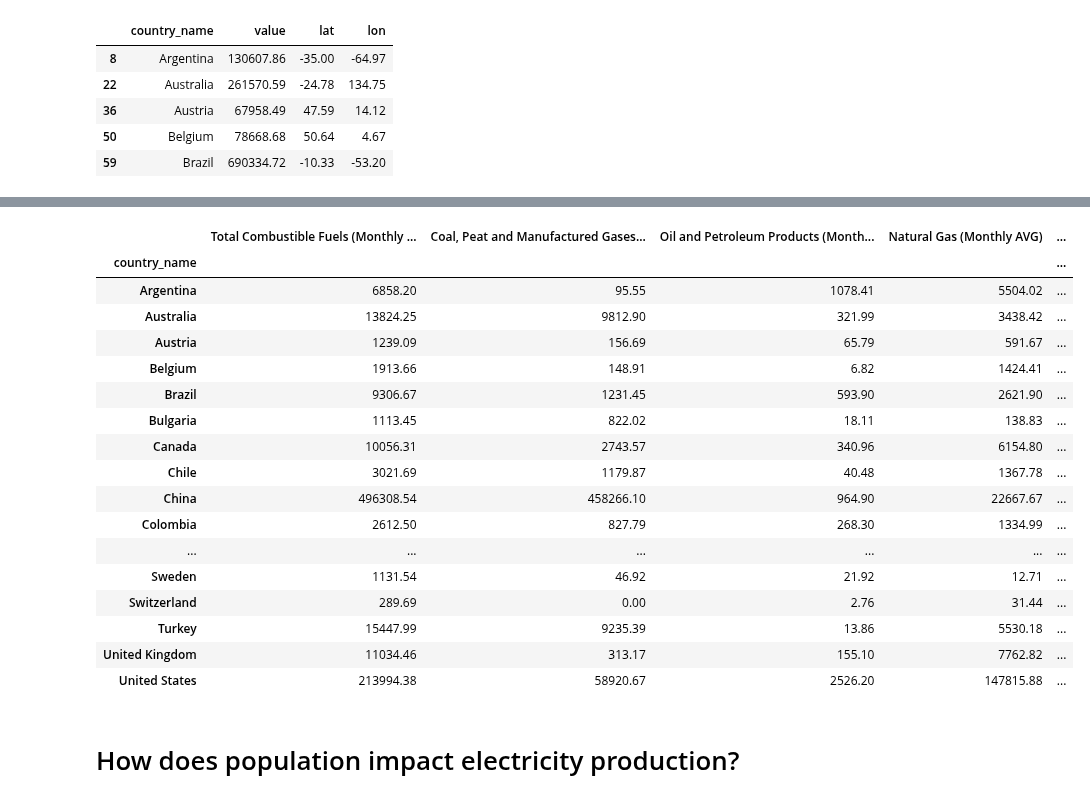
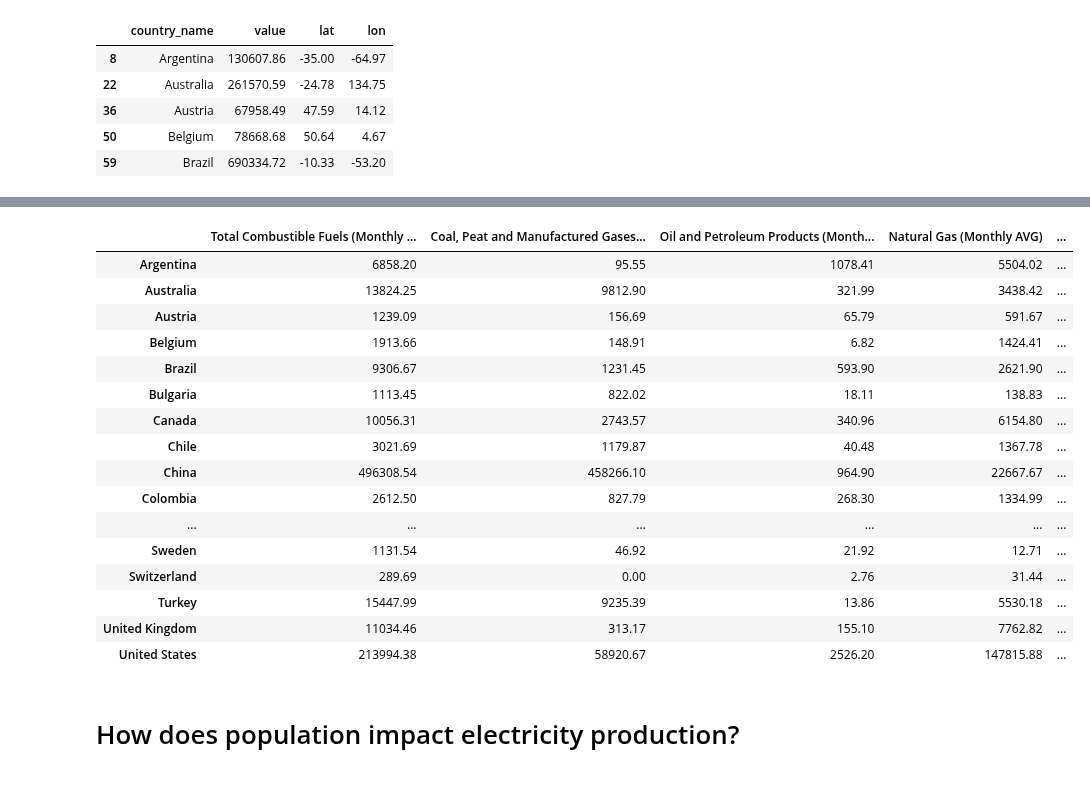
Before and after one commit to bburwinkel0721/Electric-Production, a Jupyter notebook: electricity_anaylsis.ipynb, the cells around one changed output, grey strips where cells are left out. Saved outputs shown, nothing was run; the diff lists cells and outputs as text; code cells hidden in the pictures.

```diff
--- a/electricity_anaylsis.ipynb
+++ b/electricity_anaylsis.ipynb
@@ -160,36 +206,36 @@ map_plot_1
 # %%
 # Averages for 2023 grouped by country name
 total_combustible_fuels_2023_average = original_df[(original_df['parameter']=='Net Electricity Production')&(original_df['product']=='Total Combustible Fuels')&(original_df['Year']=='2023')].groupby('country_name')['value'].mean()
 coal_peat_and_manufactured_gases_2023_average = original_df[(original_df['parameter']=='Net Electricity Production')&(original_df['product']=='Coal, Peat and Manufactured Gases')&(original_df['Year']=='2023')].groupby('country_name')['value'].mean()
 oil_and_petroleum_products_2023_average = original_df[(original_df['parameter']=='Net Electricity Production')&(original_df['product']=='Oil and Petroleum Products')&(original_df['Year']=='2023')].groupby('country_name')['value'].mean()
 natural_gas_2023_average = original_df[(original_df['parameter']=='Net Electricity Production')&(original_df['product']=='Natural Gas')&(original_df['Year']=='2023')].groupby('country_name')['value'].mean()
 combustible_renewables_2023_average = original_df[(original_df['parameter']=='Net Electricity Production')&(original_df['product']=='Combustible Renewables')&(original_df['Year']=='2023')].groupby('country_name')['value'].mean()
 hydro_2023_average = original_df[(original_df['parameter']=='Net Electricity Production')&(original_df['product']=='Hydro')&(original_df['Year']=='2023')].groupby('country_name')['value'].mean()
 wind_2023_average = original_df[(original_df['parameter']=='Net Electricity Production')&(original_df['product']=='Wind')&(original_df['Year']=='2023')].groupby('country_name')['value'].mean()
 solar_2023_average = original_df[(original_df['parameter']=='Net Electricity Production')&(original_df['product']=='Solar')&(original_df['Year']=='2023')].groupby('country_name')['value'].mean()
 total_renewables_2023_average = original_df[(original_df['parameter']=='Net Electricity Production')&(original_df['product']=='Total Renewables (Hydro, Geo, Solar, Wind, Other)')&(original_df['Year']=='2023')].groupby('country_name')['value'].mean()
 
 # Create a dataframe of averages
-summary_statistics_2023 = pd.DataFrame({
+monthly_averages_2023 = pd.DataFrame({
     "Total Combustible Fuels (Monthly AVG)":total_combustible_fuels_2023_average,
     "Coal, Peat and Manufactured Gases (Monthly AVG)": coal_peat_and_manufactured_gases_2023_average,
     "Oil and Petroleum Products (Monthly AVG)": oil_and_petroleum_products_2023_average,
     "Natural Gas (Monthly AVG)":natural_gas_2023_average,
     "Combustible Renewables (Monthly AVG)": combustible_renewables_2023_average,
     "Hydro (Monthly AVG)": hydro_2023_average,
     "Wind (Monthly AVG)": wind_2023_average,
     "Solar (Monthly AVG)": solar_2023_average,
     "Total Renewables (Monthly AVG)": total_renewables_2023_average
 })
 
 # replace NaN values with zeros
-summary_statistics_2023 = summary_statistics_2023.fillna(0)
+monthly_averages_2023 = monthly_averages_2023.fillna(0)
 
 # Display the dataframe
-summary_statistics_2023
+monthly_averages_2023.index.name = None
+monthly_averages_2023
 # %% [output]
 |  | Total Combustible Fuels (Monthly ... | Coal, Peat and Manufactured Gases... | Oil and Petroleum Products (Month... | Natural Gas (Monthly AVG) | ... |
-| country_name |  |  |  |  | ... |
 | Argentina | 6858.20 | 95.55 | 1078.41 | 5504.02 | ... |
 | Australia | 13824.25 | 9812.90 | 321.99 | 3438.42 | ... |
 | Austria | 1239.09 | 156.69 | 65.79 | 591.67 | ... |
```
Also changed, not shown: parts of 1 cell of this notebook.
